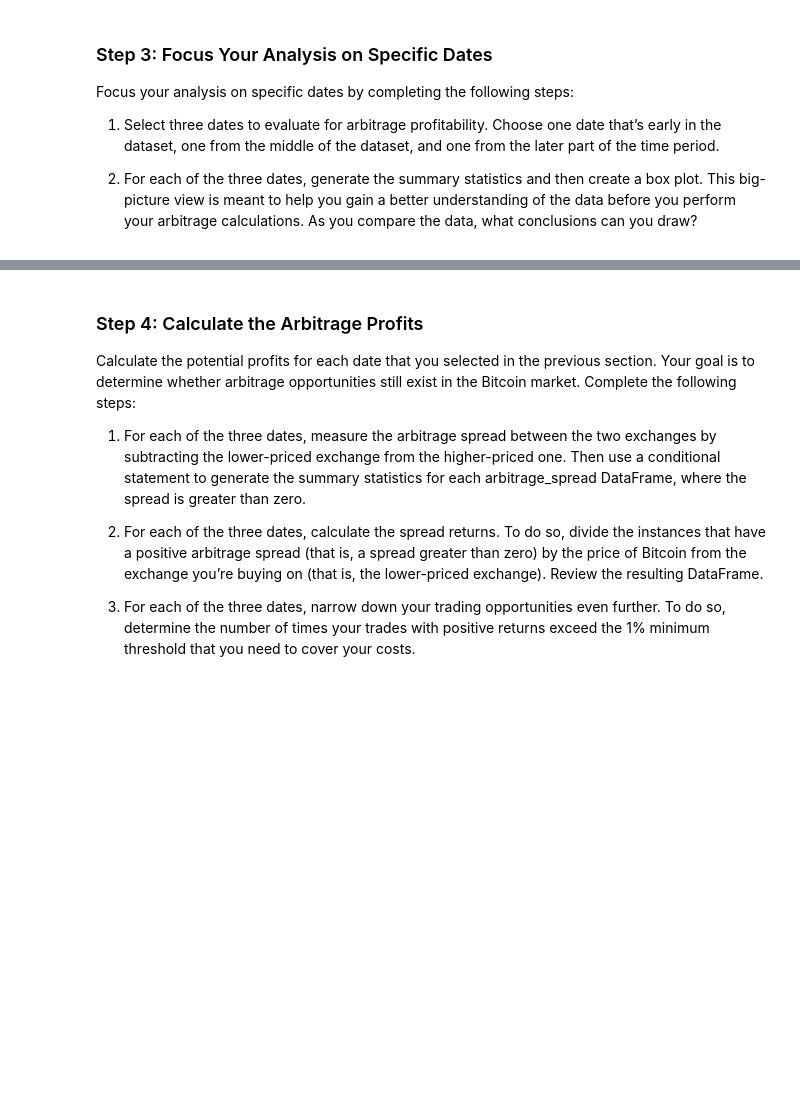
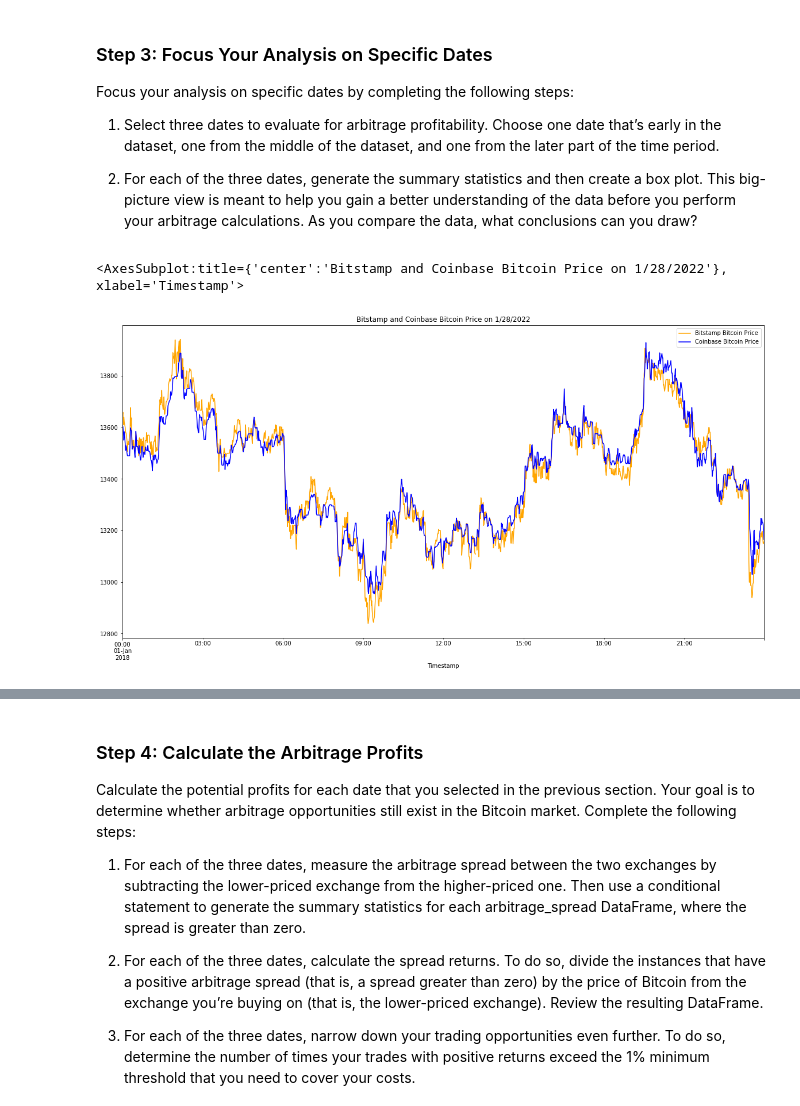
Before and after one commit to jkang1990amg/Challenge-3-Crypo-Arbitrage, a Jupyter notebook: crypto_arbitrage.ipynb, the cells around one changed output, grey strips where cells are left out. Drawn from its saved outputs; the diff is of its cells as text; code cells hidden in the pictures; blank space fills up the shorter version.

```diff
--- a/crypto_arbitrage.ipynb
+++ b/crypto_arbitrage.ipynb
@@ -376,7 +376,13 @@ Focus your analysis on specific dates by completing the following steps:
 # %%
 # Create an overlay plot that visualizes the two dataframes over a period of one day early in the dataset.
 # Be sure that the plots include the parameters `legend`, `figsize`, `title`, `color` and `label`
-# YOUR CODE HERE
+bitstamp_sliced.loc["2018-01-01" : "2018-01-01"].plot(
+    legend = True, figsize = (20, 10), title = "Bitstamp and Coinbase Bitcoin Price on 1/28/2022", color = "orange", label = "Bitstamp Bitcoin Price")
+coinbase_sliced.loc["2018-01-01" : "2018-01-01"].plot(
+    legend = True, figsize = (20, 10), color = "blue", label = "Coinbase Bitcoin Price")
+# %% [output]
+<AxesSubplot:title={'center':'Bitstamp and Coinbase Bitcoin Price on 1/28/2022'}, xlabel='Timestamp'>
+[figure, added]
 # %%
 # Using the early date that you have selected, calculate the arbitrage spread
 # by subtracting the bitstamp lower closing prices from the coinbase higher closing prices
```
Also changed, not shown: parts of 15 cells of this notebook.
